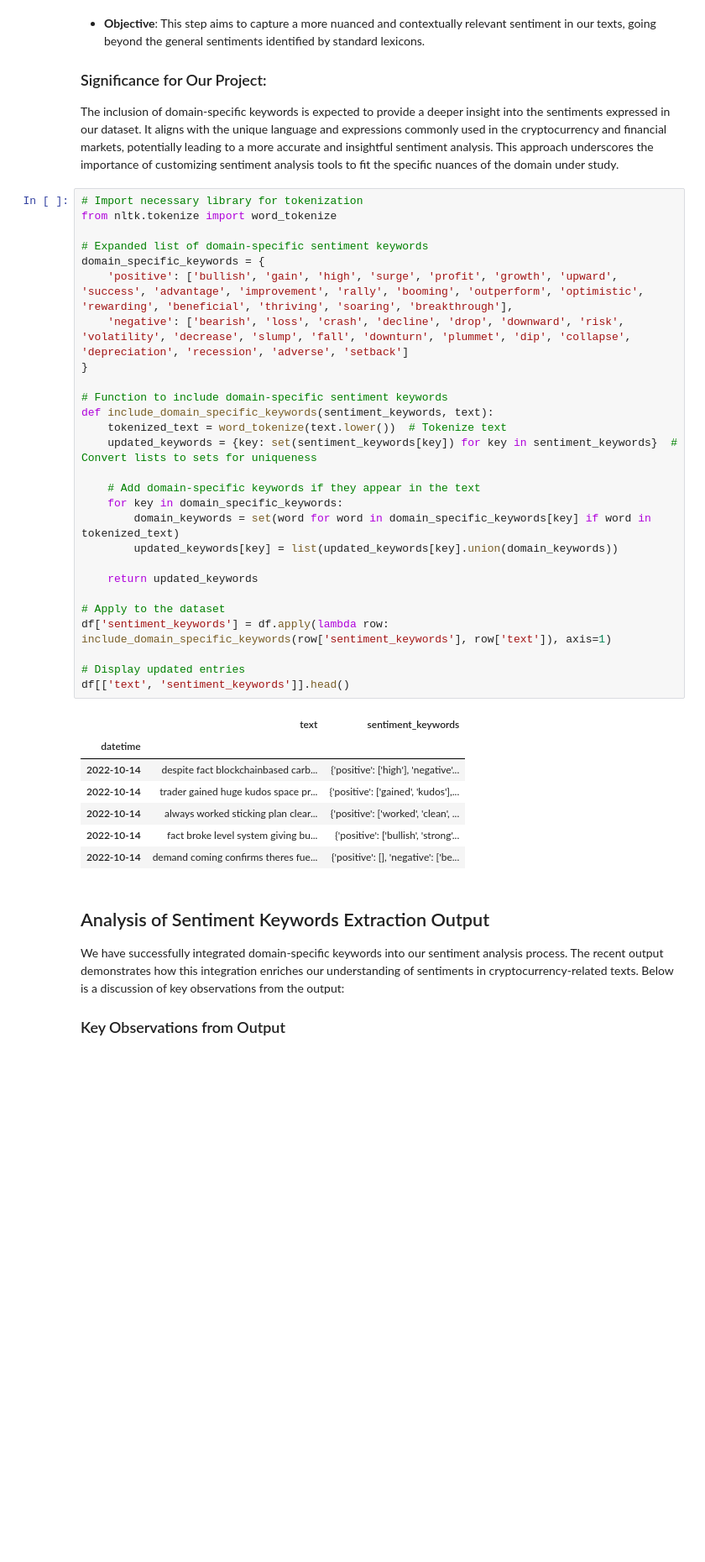
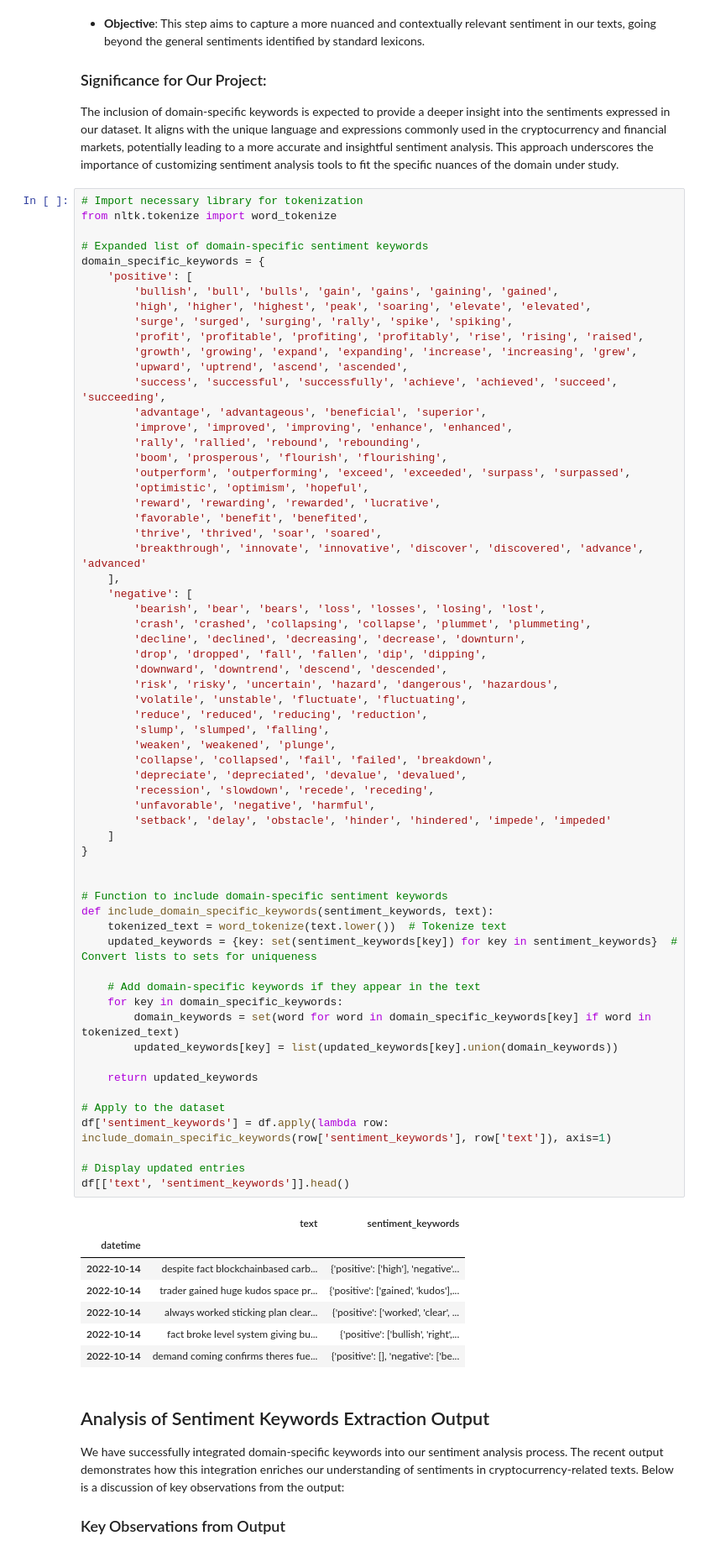
Before and after one commit to aDR300684/CryptoNewsSentiment, a Jupyter notebook: ML_CryptoNews.ipynb, the cells around one changed output. Shown at 84% size. Saved outputs shown, nothing was run; the diff lists cells and outputs as text; blank space fills up the shorter version.

```diff
--- a/ML_CryptoNews.ipynb
+++ b/ML_CryptoNews.ipynb
@@ -953,37 +953,72 @@ The inclusion of domain-specific keywords is expected to provide a deeper insigh
 # %%
 # Import necessary library for tokenization
 from nltk.tokenize import word_tokenize
 
 # Expanded list of domain-specific sentiment keywords
 domain_specific_keywords = {
-    'positive': ['bullish', 'gain', 'high', 'surge', 'profit', 'growth', 'upward', 'success', 'advantage', 'improvement', 'rally', 'booming', 'outperform', 'optimistic', 'rewarding', 'beneficial', 'thriving', 'soaring', 'breakthrough'],
-    'negative': ['bearish', 'loss', 'crash', 'decline', 'drop', 'downward', 'risk', 'volatility', 'decrease', 'slump', 'fall', 'downturn', 'plummet', 'dip', 'collapse', 'depreciation', 'recession', 'adverse', 'setback']
+    'positive': [
+        'bullish', 'bull', 'bulls', 'gain', 'gains', 'gaining', 'gained',
+        'high', 'higher', 'highest', 'peak', 'soaring', 'elevate', 'elevated',
+        'surge', 'surged', 'surging', 'rally', 'spike', 'spiking',
+        'profit', 'profitable', 'profiting', 'profitably', 'rise', 'rising', 'raised',
+        'growth', 'growing', 'expand', 'expanding', 'increase', 'increasing', 'grew',
+        'upward', 'uptrend', 'ascend', 'ascended',
+        'success', 'successful', 'successfully', 'achieve', 'achieved', 'succeed', 'succeeding',
+        'advantage', 'advantageous', 'beneficial', 'superior',
+        'improve', 'improved', 'improving', 'enhance', 'enhanced',
+        'rally', 'rallied', 'rebound', 'rebounding',
+        'boom', 'prosperous', 'flourish', 'flourishing',
+        'outperform', 'outperforming', 'exceed', 'exceeded', 'surpass', 'surpassed',
+        'optimistic', 'optimism', 'hopeful',
+        'reward', 'rewarding', 'rewarded', 'lucrative',
+        'favorable', 'benefit', 'benefited',
+        'thrive', 'thrived', 'soar', 'soared',
+        'breakthrough', 'innovate', 'innovative', 'discover', 'discovered', 'advance', 'advanced'
+    ],
+    'negative': [
+        'bearish', 'bear', 'bears', 'loss', 'losses', 'losing', 'lost',
+        'crash', 'crashed', 'collapsing', 'collapse', 'plummet', 'plummeting',
+        'decline', 'declined', 'decreasing', 'decrease', 'downturn',
+        'drop', 'dropped', 'fall', 'fallen', 'dip', 'dipping',
+        'downward', 'downtrend', 'descend', 'descended',
+        'risk', 'risky', 'uncertain', 'hazard', 'dangerous', 'hazardous',
+        'volatile', 'unstable', 'fluctuate', 'fluctuating',
+        'reduce', 'reduced', 'reducing', 'reduction',
+        'slump', 'slumped', 'falling',
+        'weaken', 'weakened', 'plunge',
+        'collapse', 'collapsed', 'fail', 'failed', 'breakdown',
+        'depreciate', 'depreciated', 'devalue', 'devalued',
+        'recession', 'slowdown', 'recede', 'receding',
+        'unfavorable', 'negative', 'harmful',
+        'setback', 'delay', 'obstacle', 'hinder', 'hindered', 'impede', 'impeded'
+    ]
 }
+
 
 # Function to include domain-specific sentiment keywords
 def include_domain_specific_keywords(sentiment_keywords, text):
     tokenized_text = word_tokenize(text.lower())  # Tokenize text
     updated_keywords = {key: set(sentiment_keywords[key]) for key in sentiment_keywords}  # Convert lists to sets for uniqueness
 
     # Add domain-specific keywords if they appear in the text
     for key in domain_specific_keywords:
         domain_keywords = set(word for word in domain_specific_keywords[key] if word in tokenized_text)
         updated_keywords[key] = list(updated_keywords[key].union(domain_keywords))
 
     return updated_keywords
 
 # Apply to the dataset
 df['sentiment_keywords'] = df.apply(lambda row: include_domain_specific_keywords(row['sentiment_keywords'], row['text']), axis=1)
 
 # Display updated entries
 df[['text', 'sentiment_keywords']].head()
 # %% [output]
 |  | text | sentiment_keywords |
 | datetime |  |  |
 | 2022-10-14 | despite fact blockchainbased carb... | {'positive': ['high'], 'negative'... |
 | 2022-10-14 | trader gained huge kudos space pr... | {'positive': ['gained', 'kudos'],... |
-| 2022-10-14 | always worked sticking plan clear... | {'positive': ['worked', 'clean', ... |
-| 2022-10-14 | fact broke level system giving bu... | {'positive': ['bullish', 'strong'... |
+| 2022-10-14 | always worked sticking plan clear... | {'positive': ['worked', 'clear', ... |
+| 2022-10-14 | fact broke level system giving bu... | {'positive': ['bullish', 'right',... |
 | 2022-10-14 | demand coming confirms theres fue... | {'positive': [], 'negative': ['be... |
 # %% [markdown]
 ## Analysis of Sentiment Keywords Extraction Output
```
Also changed, not shown: parts of 29 cells of this notebook, 4 other files.
